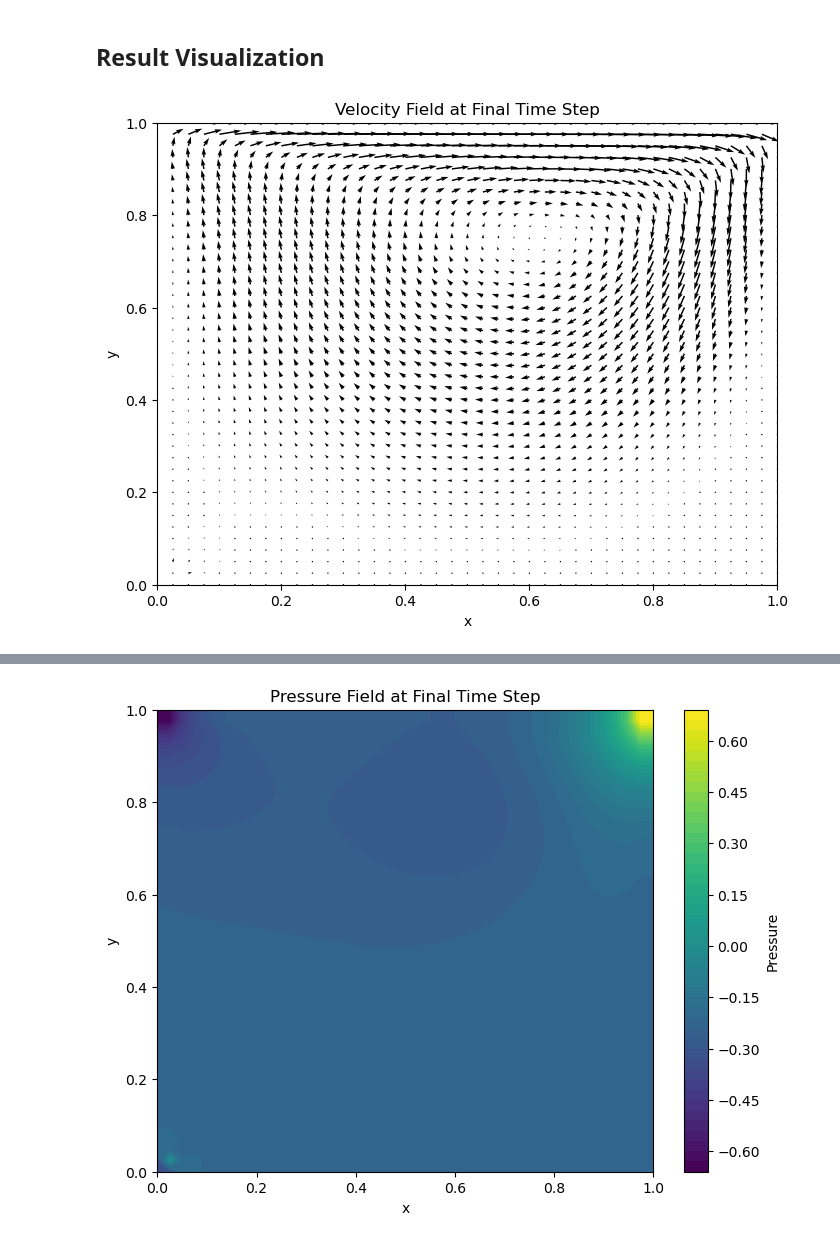
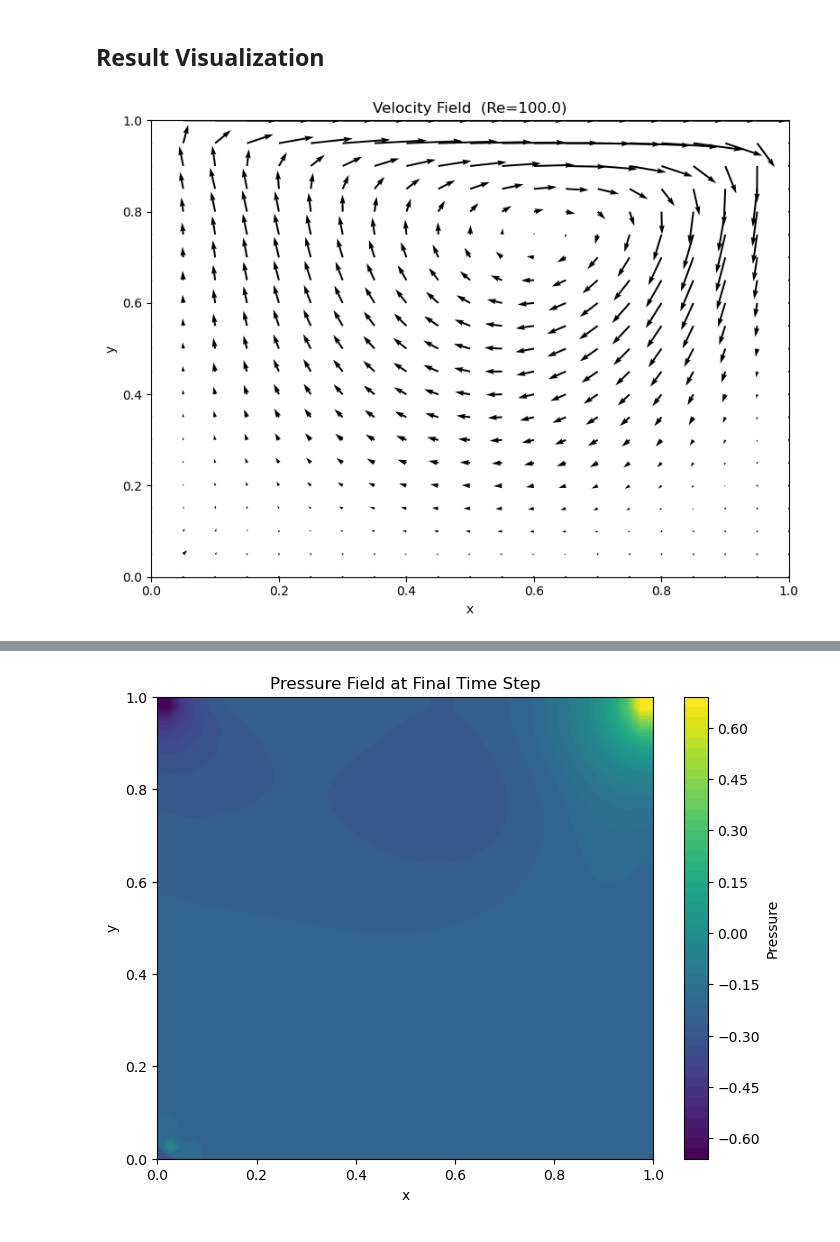
Before and after one commit to harishragul/cfd, a Jupyter notebook: exercise/lid_driven_cavity.ipynb, the cells around one changed output, grey strips where cells are left out. Saved outputs shown, nothing was run; the diff lists cells and outputs as text; code cells hidden in the pictures.

```diff
--- a/exercise/lid_driven_cavity.ipynb
+++ b/exercise/lid_driven_cavity.ipynb
@@ -229,15 +229,15 @@ Converged at step 1428.
 # %% [markdown]
 ## Result Visualization
 # %%
-# Velocity Field Visualization
-
+# Velocity Field — subsampled quiver
+step = 2
 plt.figure(figsize=(8, 6))
-plt.title("Velocity Field at Final Time Step")
-plt.quiver(X, Y, u, v)
-plt.xlabel('x')
-plt.ylabel('y')
-plt.xlim(0, L)
-plt.ylim(0, L)
+plt.title(f"Velocity Field  (Re={Re})")
+plt.quiver(X[::step, ::step], Y[::step, ::step],
+           u[::step, ::step], v[::step, ::step])
+plt.xlabel('x'); plt.ylabel('y')
+plt.xlim(0, L); plt.ylim(0, L)
+plt.tight_layout()
 plt.show()
 # %% [output]
-[figure, old version]
+[figure, new version]
```
Also changed, not shown: parts of 4 cells of this notebook, 1 other file.
